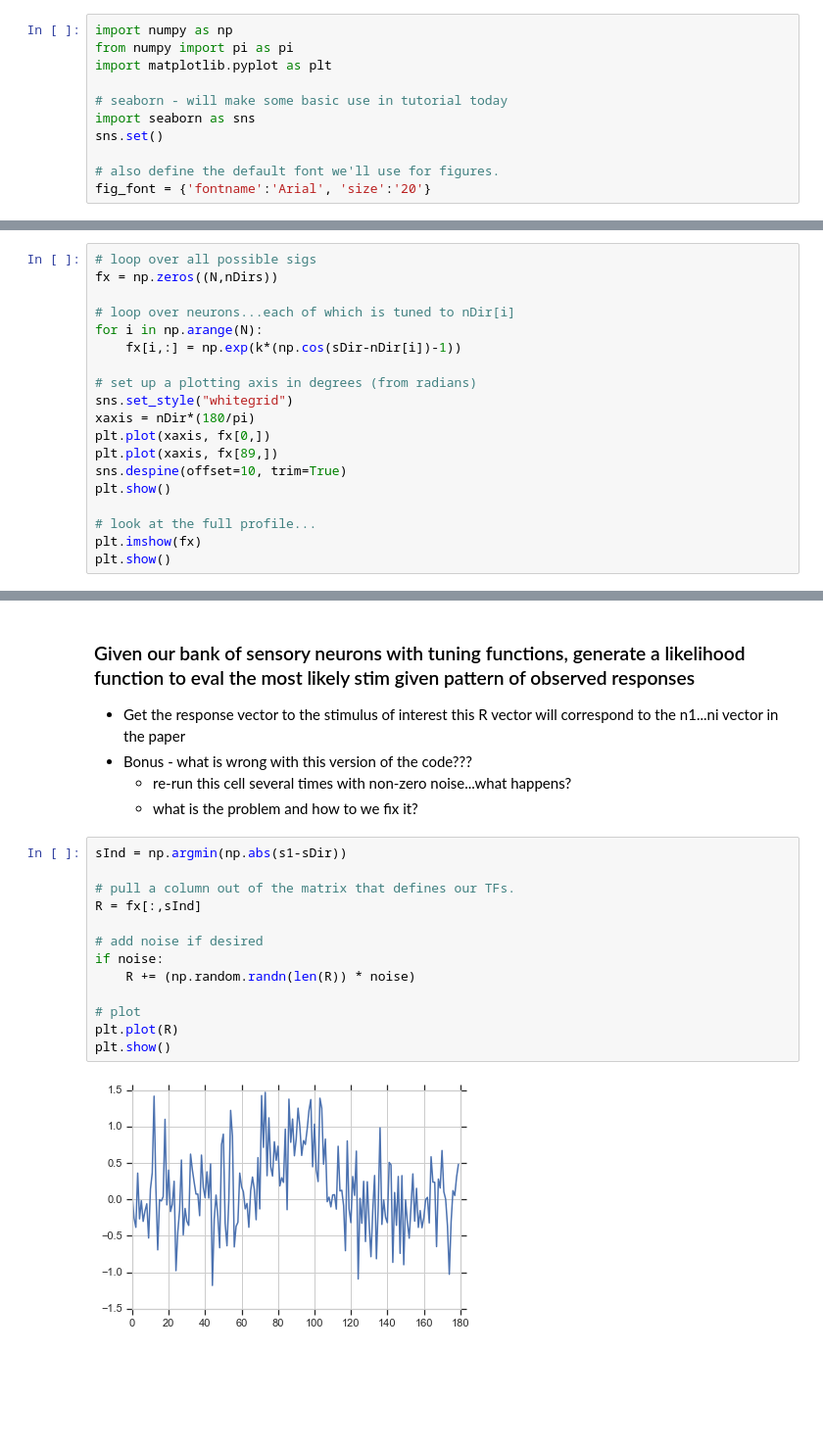
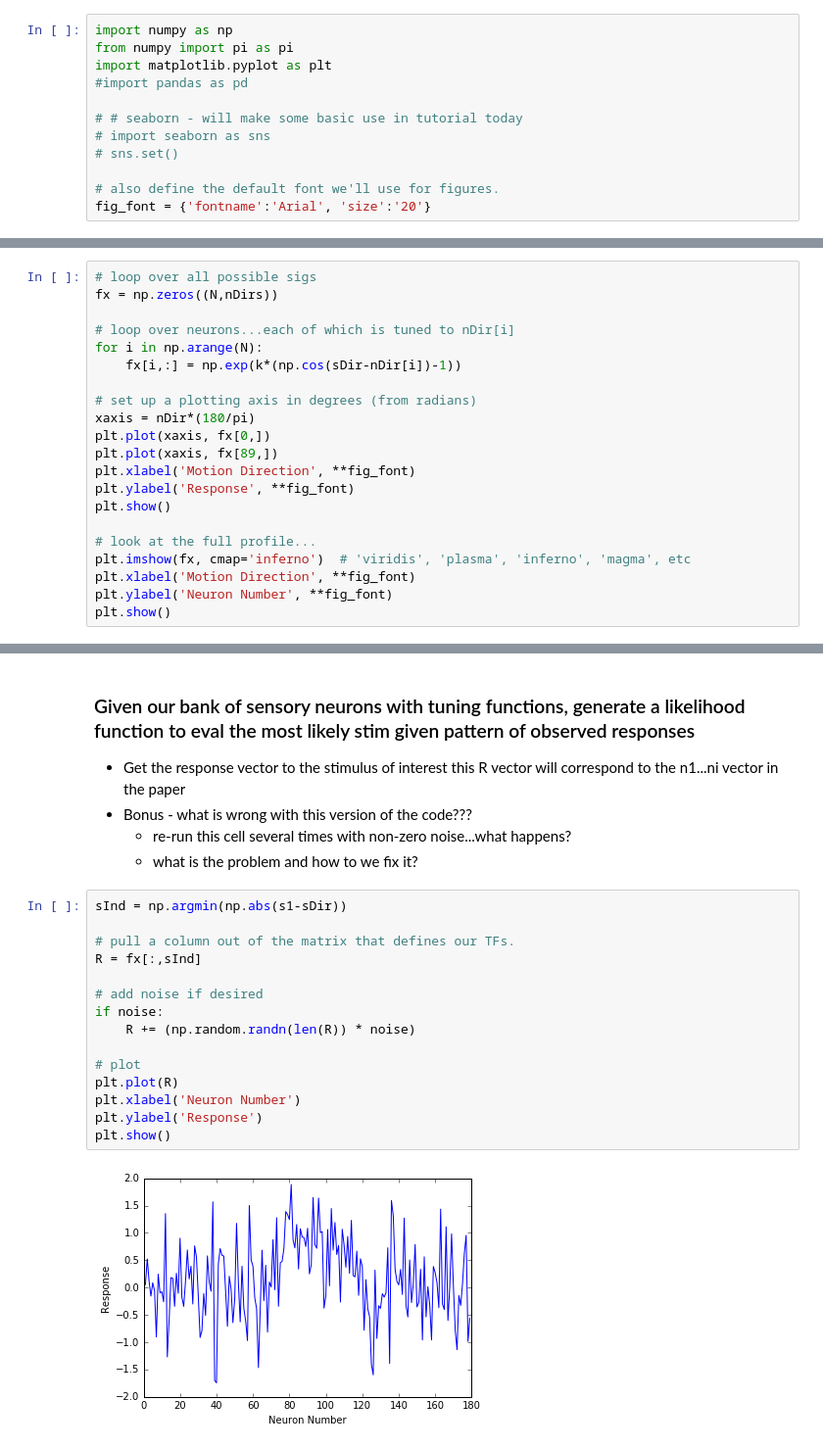
Before and after one commit to TimCSheehan/dev, a Jupyter notebook: Tutorial_080_SensoryInferenceModel.ipynb, the cells around one changed output, grey strips where cells are left out. Shown at 98% size. Drawn from its saved outputs; the diff is of its cells as text; blank space fills up the shorter version.

```diff
--- a/Tutorial_080_SensoryInferenceModel.ipynb
+++ b/Tutorial_080_SensoryInferenceModel.ipynb
@@ -15,10 +15,11 @@
 import numpy as np
 from numpy import pi as pi
 import matplotlib.pyplot as plt
+#import pandas as pd
 
-# seaborn - will make some basic use in tutorial today
-import seaborn as sns
-sns.set()
+# # seaborn - will make some basic use in tutorial today
+# import seaborn as sns
+# sns.set()
 
 # also define the default font we'll use for figures.
 fig_font = {'fontname':'Arial', 'size':'20'}
@@ -73,14 +74,16 @@ for i in np.arange(N):
     fx[i,:] = np.exp(k*(np.cos(sDir-nDir[i])-1))
 
 # set up a plotting axis in degrees (from radians)
-sns.set_style("whitegrid")
 xaxis = nDir*(180/pi)
 plt.plot(xaxis, fx[0,])
 plt.plot(xaxis, fx[89,])
-sns.despine(offset=10, trim=True)
+plt.xlabel('Motion Direction', **fig_font)
+plt.ylabel('Response', **fig_font)
 plt.show()
 
 # look at the full profile...
-plt.imshow(fx)
+plt.imshow(fx, cmap='inferno')  # 'viridis', 'plasma', 'inferno', 'magma', etc
+plt.xlabel('Motion Direction', **fig_font)
+plt.ylabel('Neuron Number', **fig_font)
 plt.show()
 # %% [output]
@@ -118,15 +125,17 @@ $$\log L(\theta) = \sum_{n=1}^{N}n_{i}{\cos(\theta - \theta_{i})}$$
 # %%
 sInd = np.argmin(np.abs(s1-sDir))
 
 # pull a column out of the matrix that defines our TFs.
 R = fx[:,sInd]
 
 # add noise if desired
 if noise:
     R += (np.random.randn(len(R)) * noise)
 
 # plot
 plt.plot(R)
+plt.xlabel('Neuron Number')
+plt.ylabel('Response')
 plt.show()
 # %% [output]
-[figure, old version]
+[figure, new version]
```
Also changed, not shown: parts of 2 cells of this notebook.
